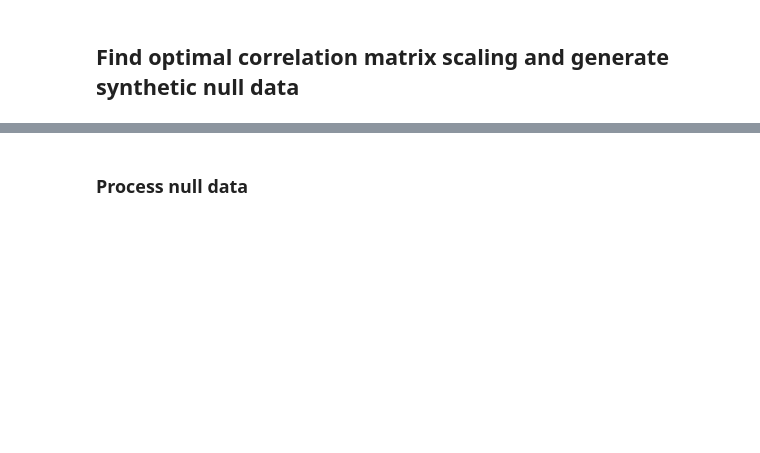
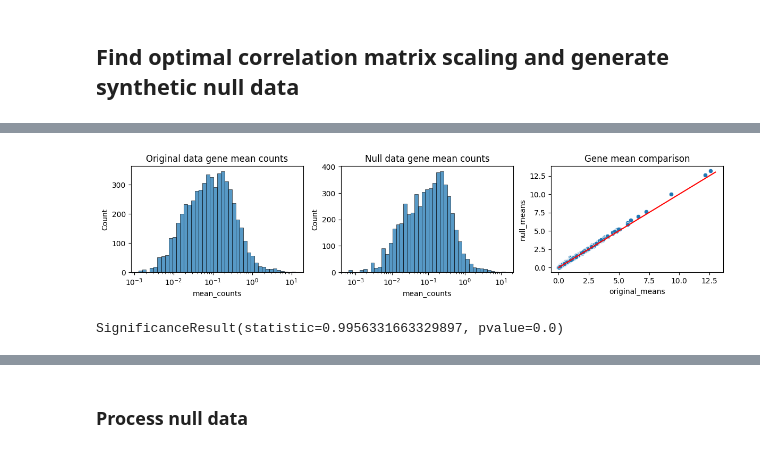
Before and after one commit to bio-datascience/BacSC, a Jupyter notebook: analysis/P_aero_S2S3/S3_cluster_analysis.ipynb, the cells around one changed output, grey strips where cells are left out. Saved outputs shown, nothing was run; the diff lists cells and outputs as text; code cells hidden in the pictures; blank space fills up the shorter version.

Commit message:
S2 and combined null data generation

```diff
--- a/analysis/P_aero_S2S3/S3_cluster_analysis.ipynb
+++ b/analysis/P_aero_S2S3/S3_cluster_analysis.ipynb
@@ -68,5 +96,5 @@ Both NB and ZINB log-likelihood nan! Using NB without starting params
 ## Find optimal correlation matrix scaling and generate synthetic null data
 # %%
 importlib.reload(cd)
-xmin, fval, R_est_noscale = cd.select_covariance_scaling(data_gene, cor_cutoff=0.1, min_scale=1, max_scale=20, maxiter=20, rng_seed=1234)
+xmin, fval, R_est_noscale = cd.select_covariance_scaling(data_gene, cor_cutoff=0.1, min_scale=1, max_scale=2, maxiter=20, rng_seed=1234)
 print(xmin)
@@ -80,4 +126,27 @@ np.fill_diagonal(cf, 1)
 
 data_null_gen, R_est = cd.generate_nb_data_copula(data_gene, rng_seed=5678, nb_flavor="statsmod_auto",
                                                   auto_dist=True, correct_var=True, return_R=True,
-                                                  corr_factor=xmin, R_est=R_est_noscale, check_pd=False)
+                                                  corr_factor=cf, R_est=R_est_noscale, check_pd=False)
+# %%
+data_null_gen.var_names = data_gene.var_names
+sc.pp.calculate_qc_metrics(data_null_gen)
+data_null_gen.var["var_counts"] = np.asarray(np.var(data_null_gen.X, axis=0)).squeeze()
+data_null_gen.var["mean_counts"] = np.asarray(np.mean(data_null_gen.X, axis=0)).squeeze()
+# %%
+fig, ax = plt.subplots(1, 3, figsize=(12,3))
+sns.histplot(data_gene.var, x="mean_counts", ax=ax[0], log_scale=True)
+ax[0].set_title("Original data gene mean counts")
+sns.histplot(data_null_gen.var, x="mean_counts", ax=ax[1], log_scale=True)
+ax[1].set_title("Null data gene mean counts")
+
+mean_df_opt = pd.DataFrame({"original_means": data_gene.var["mean_counts"], "null_means": data_null_gen.var["mean_counts"]})
+sns.scatterplot(mean_df_opt, y="null_means", x="original_means", ax=ax[2])
+ax[2].plot([0, np.ceil(np.max(data_gene.var["mean_counts"]))], [0, np.ceil(np.max(data_gene.var["mean_counts"]))], color="red")
+ax[2].set_title("Gene mean comparison")
+plt.tight_layout()
+plt.show()
+
+print(spearmanr(mean_df_opt["original_means"], mean_df_opt["null_means"]))
+# %% [output]
+[figure, added]
+SignificanceResult(statistic=0.9956331663329897, pvalue=0.0)
```
Also changed, not shown: parts of 15 cells of this notebook, 1 other file.
